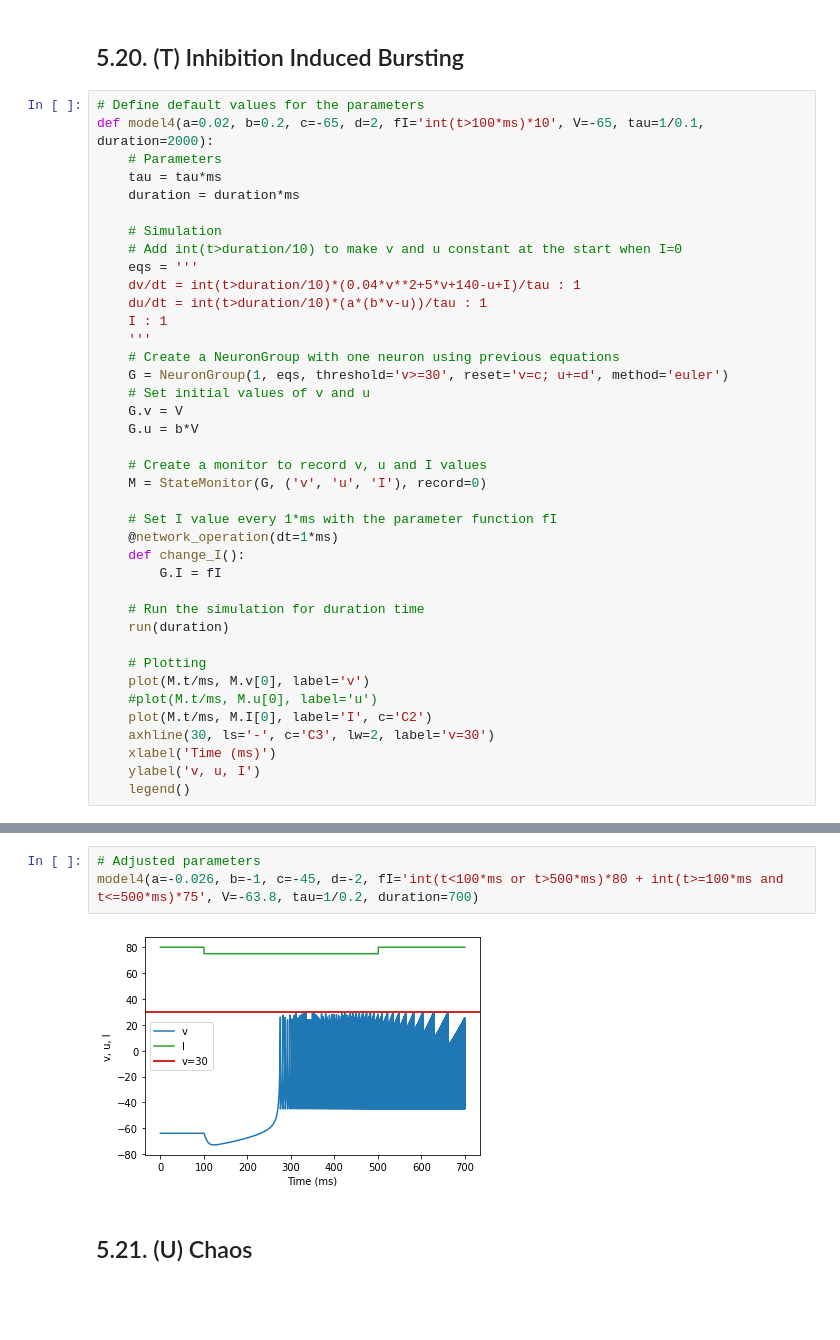
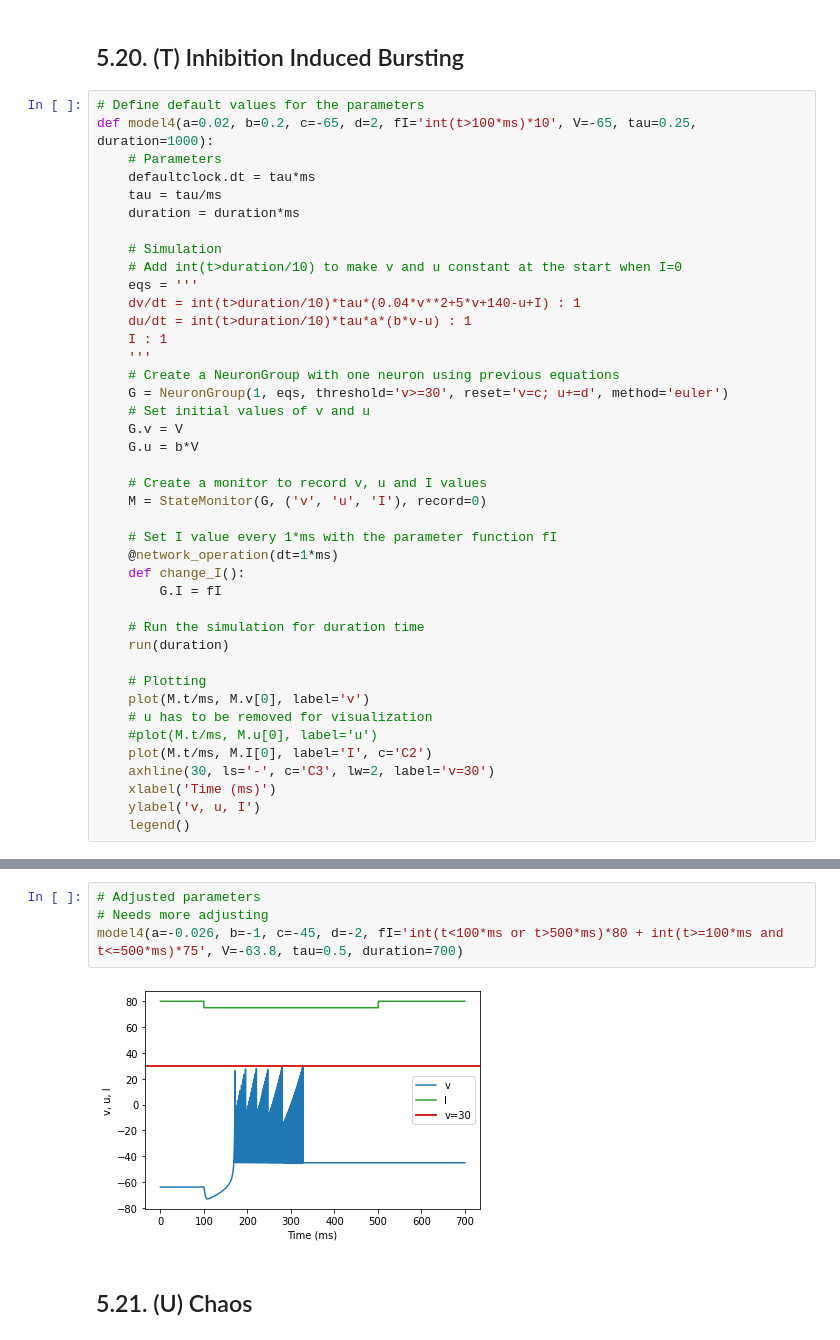
Before and after one commit to juletx/spiking-neural-network, a Jupyter notebook: notebooks/P44_Izhikevich_SNN_Model_NN_D2.ipynb, the cells around one changed output, grey strips where cells are left out. Saved outputs shown, nothing was run; the diff lists cells and outputs as text; blank space fills up the shorter version.

Commit message:
Change tau, duration and defaultclock.dt

```diff
--- a/notebooks/P44_Izhikevich_SNN_Model_NN_D2.ipynb
+++ b/notebooks/P44_Izhikevich_SNN_Model_NN_D2.ipynb
@@ -492,16 +489,17 @@ model(a=-0.02, b=-1, c=-60, d=8, fI='int(t<100*ms or t>500*ms)*80 + int(t>=100*m
 ## 5.20. (T) Inhibition Induced Bursting
 # %%
 # Define default values for the parameters
-def model4(a=0.02, b=0.2, c=-65, d=2, fI='int(t>100*ms)*10', V=-65, tau=1/0.1, duration=2000):
+def model4(a=0.02, b=0.2, c=-65, d=2, fI='int(t>100*ms)*10', V=-65, tau=0.25, duration=1000):
     # Parameters
-    tau = tau*ms
+    defaultclock.dt = tau*ms
+    tau = tau/ms
     duration = duration*ms
 
     # Simulation
     # Add int(t>duration/10) to make v and u constant at the start when I=0
     eqs = '''
-    dv/dt = int(t>duration/10)*(0.04*v**2+5*v+140-u+I)/tau : 1
-    du/dt = int(t>duration/10)*(a*(b*v-u))/tau : 1
+    dv/dt = int(t>duration/10)*tau*(0.04*v**2+5*v+140-u+I) : 1
+    du/dt = int(t>duration/10)*tau*a*(b*v-u) : 1
     I : 1
     '''
     # Create a NeuronGroup with one neuron using previous equations
@@ -523,6 +521,7 @@ def model4(a=0.02, b=0.2, c=-65, d=2, fI='int(t>100*ms)*10', V=-65, tau=1/0.1, d
 
     # Plotting
     plot(M.t/ms, M.v[0], label='v')
+    # u has to be removed for visualization
     #plot(M.t/ms, M.u[0], label='u')
     plot(M.t/ms, M.I[0], label='I', c='C2')
     axhline(30, ls='-', c='C3', lw=2, label='v=30')
@@ -537,8 +536,9 @@ model4(a=-0.026, b=-1, c=-45, d=-2, fI='int(t<50*ms or t>250*ms)*80 + int(t>=50*
 # %%
 # Adjusted parameters
-model4(a=-0.026, b=-1, c=-45, d=-2, fI='int(t<100*ms or t>500*ms)*80 + int(t>=100*ms and t<=500*ms)*75', V=-63.8, tau=1/0.2, duration=700)
+# Needs more adjusting
+model4(a=-0.026, b=-1, c=-45, d=-2, fI='int(t<100*ms or t>500*ms)*80 + int(t>=100*ms and t<=500*ms)*75', V=-63.8, tau=0.5, duration=700)
 # %% [output]
-[figure, old version]
+[figure, new version]
 # %% [markdown]
 ## 5.21. (U) Chaos
 # %%
```
Also changed, not shown: parts of 55 cells of this notebook.
